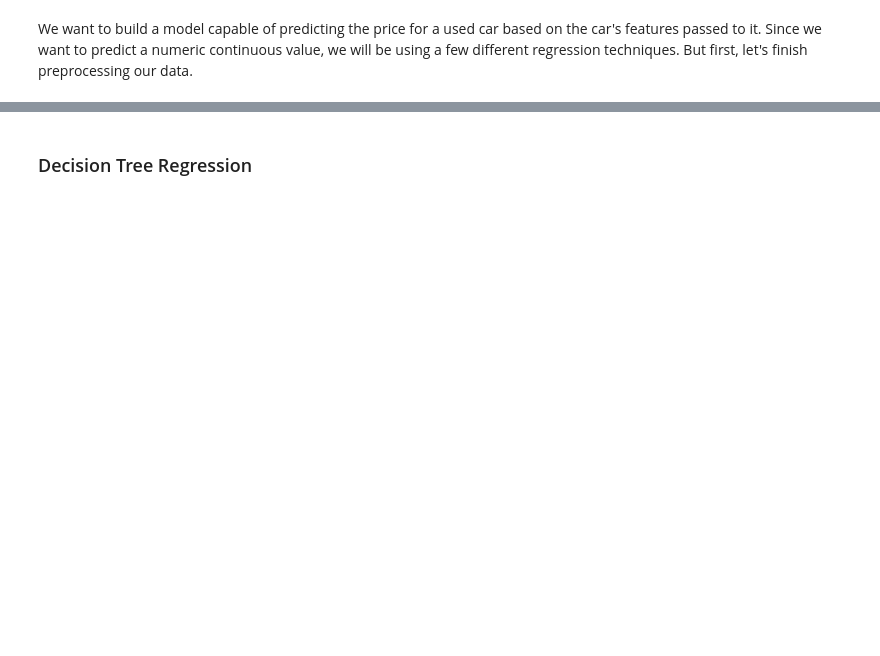
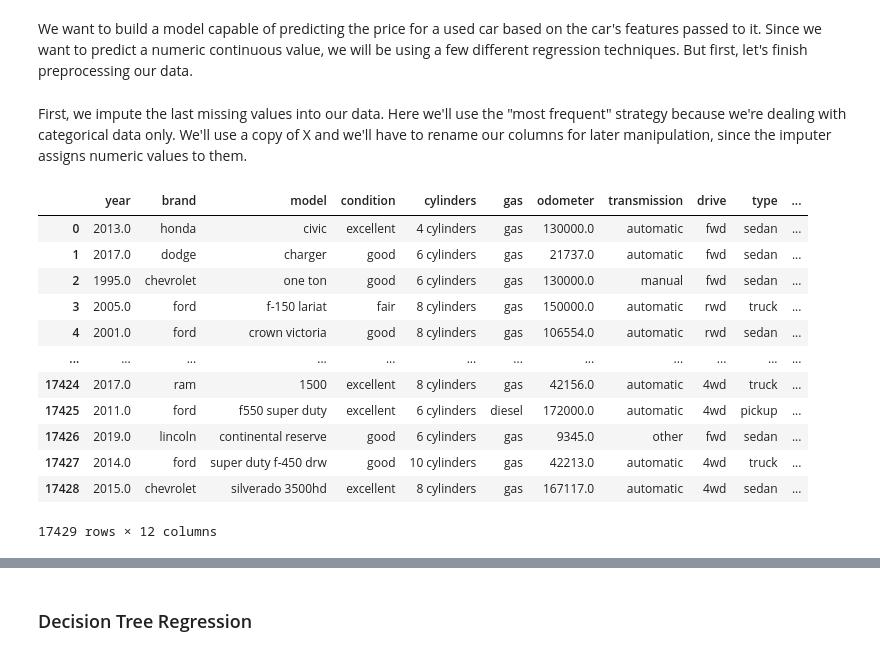
Before and after one commit to guicttram/used-cars-price-prediction, a Jupyter notebook: Price Prediction.ipynb, the cells around one changed output, grey strips where cells are left out. Drawn from its saved outputs; the diff is of its cells as text; code cells hidden in the pictures; blank space fills up the shorter version.

```diff
--- a/Price Prediction.ipynb
+++ b/Price Prediction.ipynb
@@ -331,0 +325,2 @@ for col in cat_cols:
+# %% [markdown]
+First, we impute the last missing values into our data. Here we'll use the "most frequent" strategy because we're dealing with categorical data only. We'll use a copy of X and we'll have to rename our columns for later manipulation, since the imputer assigns numeric values to them.
@@ -331,0 +345,16 @@ for col in cat_cols:
+# %%
+X_copy
+# %% [output]
+|  | year | brand | model | condition | cylinders | gas | odometer | transmission | drive | type | ... |
+| 0 | 2013.0 | honda | civic | excellent | 4 cylinders | gas | 130000.0 | automatic | fwd | sedan | ... |
+| 1 | 2017.0 | dodge | charger | good | 6 cylinders | gas | 21737.0 | automatic | fwd | sedan | ... |
+| 2 | 1995.0 | chevrolet | one ton | good | 6 cylinders | gas | 130000.0 | manual | fwd | sedan | ... |
+| 3 | 2005.0 | ford | f-150 lariat | fair | 8 cylinders | gas | 150000.0 | automatic | rwd | truck | ... |
+| 4 | 2001.0 | ford | crown victoria | good | 8 cylinders | gas | 106554.0 | automatic | rwd | sedan | ... |
+| ... | ... | ... | ... | ... | ... | ... | ... | ... | ... | ... | ... |
+| 17424 | 2017.0 | ram | 1500 | excellent | 8 cylinders | gas | 42156.0 | automatic | 4wd | truck | ... |
+| 17425 | 2011.0 | ford | f550 super duty | excellent | 6 cylinders | diesel | 172000.0 | automatic | 4wd | pickup | ... |
+| 17426 | 2019.0 | lincoln | continental reserve | good | 6 cylinders | gas | 9345.0 | other | fwd | sedan | ... |
+| 17427 | 2014.0 | ford | super duty f-450 drw | good | 10 cylinders | gas | 42213.0 | automatic | 4wd | truck | ... |
+| 17428 | 2015.0 | chevrolet | silverado 3500hd | excellent | 8 cylinders | gas | 167117.0 | automatic | 4wd | sedan | ... |
+17429 rows × 12 columns
```
Also changed, not shown: parts of 25 cells of this notebook.
